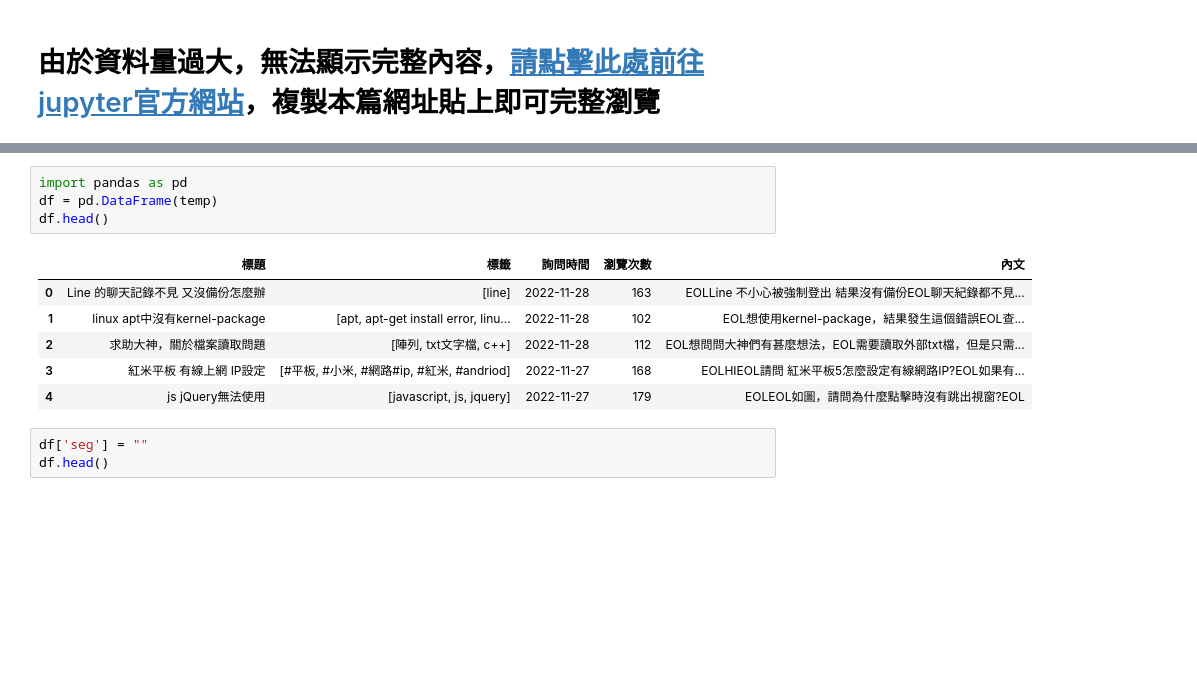
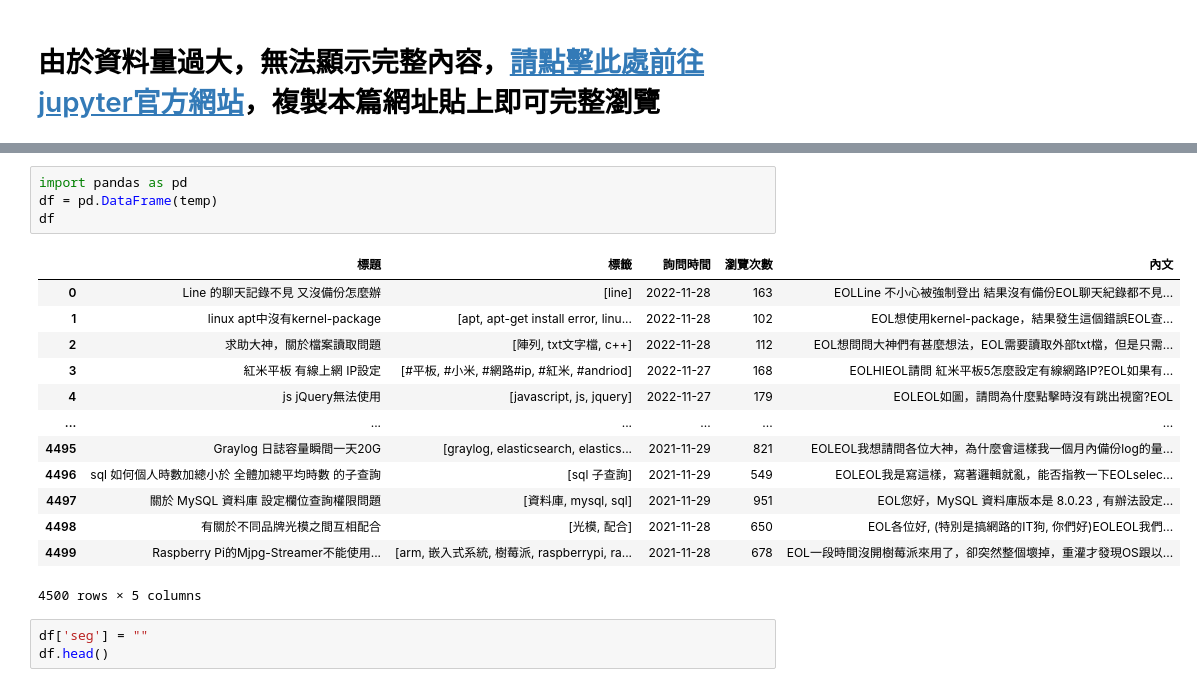
Before and after one commit to minhao920201/PL, a Jupyter notebook: HW5/analysis.ipynb, the cells around one changed output, grey strips where cells are left out. Cells and saved outputs as stored; diff of their text form; blank space fills up the shorter version.

```diff
--- a/HW5/analysis.ipynb
+++ b/HW5/analysis.ipynb
@@ -28,14 +28,21 @@ temp #印出 key = "Title" 的 value
 # %%
 import pandas as pd
 df = pd.DataFrame(temp)
-df.head()
+df
 # %% [output]
 |  | 標題 | 標籤 | 詢問時間 | 瀏覽次數 | 內文 |
 | 0 | Line 的聊天記錄不見 又沒備份怎麼辦 | [line] | 2022-11-28 | 163 | EOLLine 不小心被強制登出 結果沒有備份EOL聊天紀錄都不見... |
 | 1 | linux apt中沒有kernel-package | [apt, apt-get install error, linu... | 2022-11-28 | 102 | EOL想使用kernel-package，結果發生這個錯誤EOL查... |
 | 2 | 求助大神，關於檔案讀取問題 | [陣列, txt文字檔, c++] | 2022-11-28 | 112 | EOL想問問大神們有甚麼想法，EOL需要讀取外部txt檔，但是只需... |
 | 3 | 紅米平板 有線上網 IP設定 | [#平板, #小米, #網路#ip, #紅米, #andriod] | 2022-11-27 | 168 | EOLHIEOL請問 紅米平板5怎麼設定有線網路IP?EOL如果有... |
 | 4 | js jQuery無法使用 | [javascript, js, jquery] | 2022-11-27 | 179 | EOLEOL如圖，請問為什麼點擊時沒有跳出視窗?EOL |
+| ... | ... | ... | ... | ... | ... |
+| 4495 | Graylog 日誌容量瞬間一天20G | [graylog, elasticsearch, elastics... | 2021-11-29 | 821 | EOLEOL我想請問各位大神，為什麼會這樣我一個月內備份log的量... |
+| 4496 | sql 如何個人時數加總小於 全體加總平均時數 的子查詢 | [sql 子查詢] | 2021-11-29 | 549 | EOLEOL我是寫這樣，寫著邏輯就亂，能否指教一下EOLselec... |
+| 4497 | 關於 MySQL 資料庫 設定欄位查詢權限問題 | [資料庫, mysql, sql] | 2021-11-29 | 951 | EOL您好，MySQL 資料庫版本是 8.0.23 , 有辦法設定... |
+| 4498 | 有關於不同品牌光模之間互相配合 | [光模, 配合] | 2021-11-28 | 650 | EOL各位好, (特別是搞網路的IT狗, 你們好)EOLEOL我們... |
+| 4499 | Raspberry Pi的Mjpg-Streamer不能使用... | [arm, 嵌入式系統, 樹莓派, raspberrypi, ra... | 2021-11-28 | 678 | EOL一段時間沒開樹莓派來用了，卻突然整個壞掉，重灌才發現OS跟以... |
+4500 rows × 5 columns
 # %%
 df['seg'] = ""
 df.head()
```
Also changed, not shown: parts of 9 cells of this notebook.
